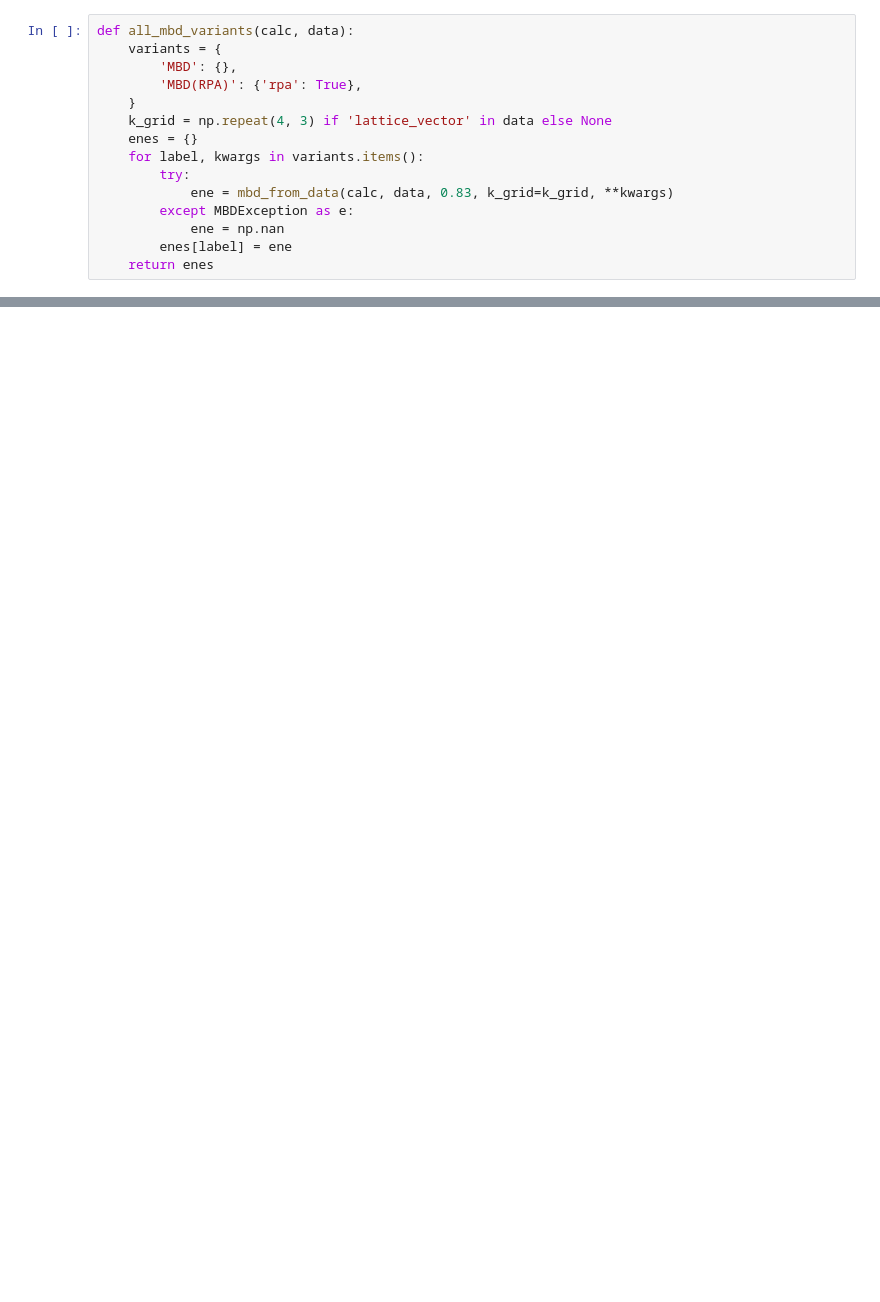
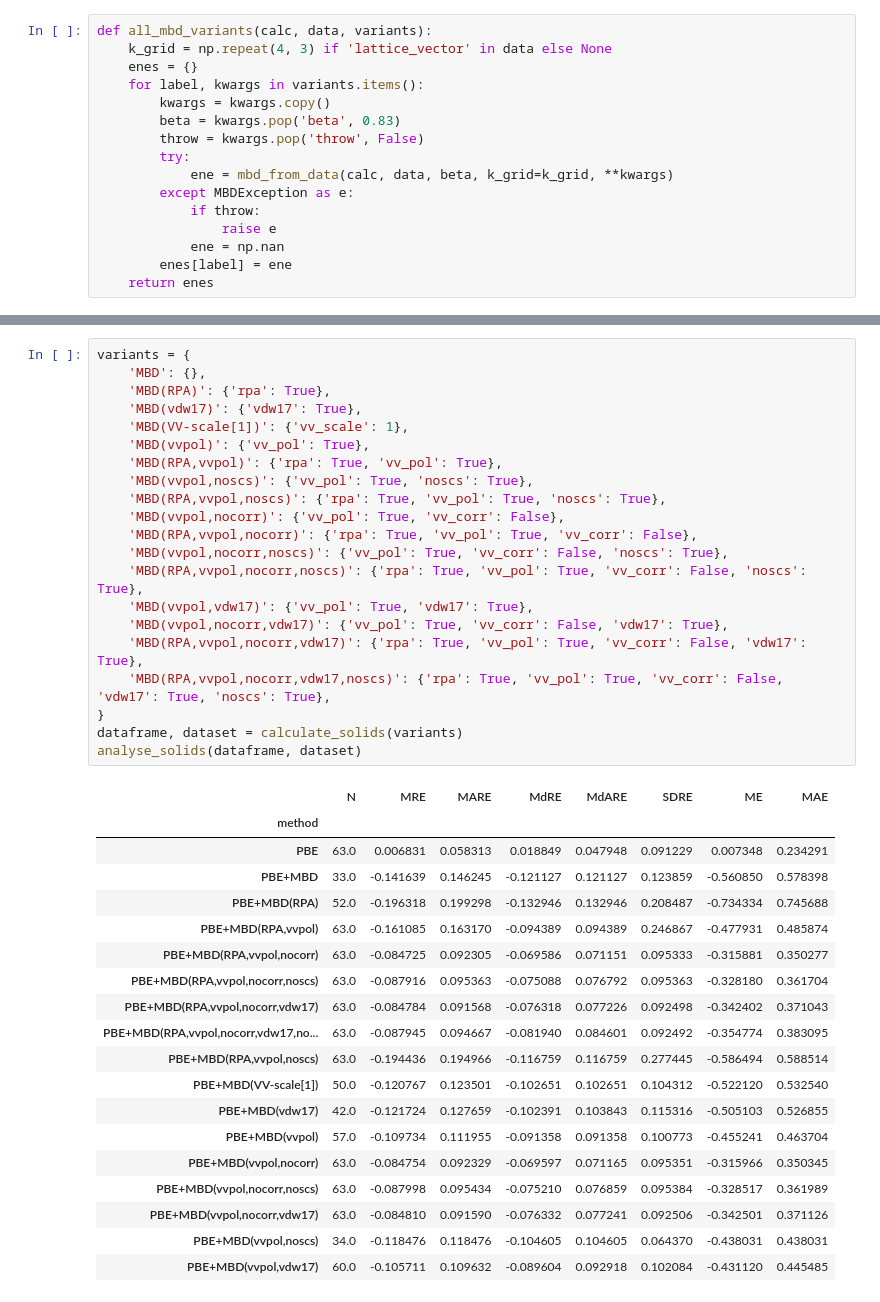
Before and after one commit to azag0/mbd-vv, a Jupyter notebook: notebooks/atoms.ipynb, the cells around one changed output, grey strips where cells are left out. Saved outputs shown, nothing was run; the diff lists cells and outputs as text; blank space fills up the shorter version.

```diff
--- a/notebooks/atoms.ipynb
+++ b/notebooks/atoms.ipynb
@@ -103,17 +231,18 @@ def mbd_from_data(calc, data, beta, **kwargs):
         **kwargs
     )
 # %%
-def all_mbd_variants(calc, data):
-    variants = {
-        'MBD': {},
-        'MBD(RPA)': {'rpa': True},
-    }
+def all_mbd_variants(calc, data, variants):
     k_grid = np.repeat(4, 3) if 'lattice_vector' in data else None
     enes = {}
     for label, kwargs in variants.items():
+        kwargs = kwargs.copy()
+        beta = kwargs.pop('beta', 0.83)
+        throw = kwargs.pop('throw', False)
         try:
-            ene = mbd_from_data(calc, data, 0.83, k_grid=k_grid, **kwargs)
+            ene = mbd_from_data(calc, data, beta, k_grid=k_grid, **kwargs)
         except MBDException as e:
+            if throw:
+                raise e
             ene = np.nan
         enes[label] = ene
     return enes
@@ -172 +297,42 @@ dataframe, dataset = calculate_solids()
+# %%
+variants = {
+    'MBD': {},
+    'MBD(RPA)': {'rpa': True},
+    'MBD(vdw17)': {'vdw17': True},
+    'MBD(VV-scale[1])': {'vv_scale': 1},
+    'MBD(vvpol)': {'vv_pol': True},
+    'MBD(RPA,vvpol)': {'rpa': True, 'vv_pol': True},
+    'MBD(vvpol,noscs)': {'vv_pol': True, 'noscs': True},
+    'MBD(RPA,vvpol,noscs)': {'rpa': True, 'vv_pol': True, 'noscs': True},
+    'MBD(vvpol,nocorr)': {'vv_pol': True, 'vv_corr': False},
+    'MBD(RPA,vvpol,nocorr)': {'rpa': True, 'vv_pol': True, 'vv_corr': False},
+    'MBD(vvpol,nocorr,noscs)': {'vv_pol': True, 'vv_corr': False, 'noscs': True},
+    'MBD(RPA,vvpol,nocorr,noscs)': {'rpa': True, 'vv_pol': True, 'vv_corr': False, 'noscs': True},
+    'MBD(vvpol,vdw17)': {'vv_pol': True, 'vdw17': True},
+    'MBD(vvpol,nocorr,vdw17)': {'vv_pol': True, 'vv_corr': False, 'vdw17': True},
+    'MBD(RPA,vvpol,nocorr,vdw17)': {'rpa': True, 'vv_pol': True, 'vv_corr': False, 'vdw17': True},
+    'MBD(RPA,vvpol,nocorr,vdw17,noscs)': {'rpa': True, 'vv_pol': True, 'vv_corr': False, 'vdw17': True, 'noscs': True},
+}
+dataframe, dataset = calculate_solids(variants)
+analyse_solids(dataframe, dataset)
+# %% [output]
+|  | N | MRE | MARE | MdRE | MdARE | SDRE | ME | MAE |
+| method |  |  |  |  |  |  |  |  |
+| PBE | 63.0 | 0.006831 | 0.058313 | 0.018849 | 0.047948 | 0.091229 | 0.007348 | 0.234291 |
+| PBE+MBD | 33.0 | -0.141639 | 0.146245 | -0.121127 | 0.121127 | 0.123859 | -0.560850 | 0.578398 |
+| PBE+MBD(RPA) | 52.0 | -0.196318 | 0.199298 | -0.132946 | 0.132946 | 0.208487 | -0.734334 | 0.745688 |
+| PBE+MBD(RPA,vvpol) | 63.0 | -0.161085 | 0.163170 | -0.094389 | 0.094389 | 0.246867 | -0.477931 | 0.485874 |
+| PBE+MBD(RPA,vvpol,nocorr) | 63.0 | -0.084725 | 0.092305 | -0.069586 | 0.071151 | 0.095333 | -0.315881 | 0.350277 |
+| PBE+MBD(RPA,vvpol,nocorr,noscs) | 63.0 | -0.087916 | 0.095363 | -0.075088 | 0.076792 | 0.095363 | -0.328180 | 0.361704 |
+| PBE+MBD(RPA,vvpol,nocorr,vdw17) | 63.0 | -0.084784 | 0.091568 | -0.076318 | 0.077226 | 0.092498 | -0.342402 | 0.371043 |
+| PBE+MBD(RPA,vvpol,nocorr,vdw17,no... | 63.0 | -0.087945 | 0.094667 | -0.081940 | 0.084601 | 0.092492 | -0.354774 | 0.383095 |
+| PBE+MBD(RPA,vvpol,noscs) | 63.0 | -0.194436 | 0.194966 | -0.116759 | 0.116759 | 0.277445 | -0.586494 | 0.588514 |
+| PBE+MBD(VV-scale[1]) | 50.0 | -0.120767 | 0.123501 | -0.102651 | 0.102651 | 0.104312 | -0.522120 | 0.532540 |
+| PBE+MBD(vdw17) | 42.0 | -0.121724 | 0.127659 | -0.102391 | 0.103843 | 0.115316 | -0.505103 | 0.526855 |
+| PBE+MBD(vvpol) | 57.0 | -0.109734 | 0.111955 | -0.091358 | 0.091358 | 0.100773 | -0.455241 | 0.463704 |
+| PBE+MBD(vvpol,nocorr) | 63.0 | -0.084754 | 0.092329 | -0.069597 | 0.071165 | 0.095351 | -0.315966 | 0.350345 |
+| PBE+MBD(vvpol,nocorr,noscs) | 63.0 | -0.087998 | 0.095434 | -0.075210 | 0.076859 | 0.095384 | -0.328517 | 0.361989 |
+| PBE+MBD(vvpol,nocorr,vdw17) | 63.0 | -0.084810 | 0.091590 | -0.076332 | 0.077241 | 0.092506 | -0.342501 | 0.371126 |
+| PBE+MBD(vvpol,noscs) | 34.0 | -0.118476 | 0.118476 | -0.104605 | 0.104605 | 0.064370 | -0.438031 | 0.438031 |
+| PBE+MBD(vvpol,vdw17) | 60.0 | -0.105711 | 0.109632 | -0.089604 | 0.092918 | 0.102084 | -0.431120 | 0.445485 |
 # %%
```
Also changed, not shown: parts of 10 cells of this notebook, 2 other files.
